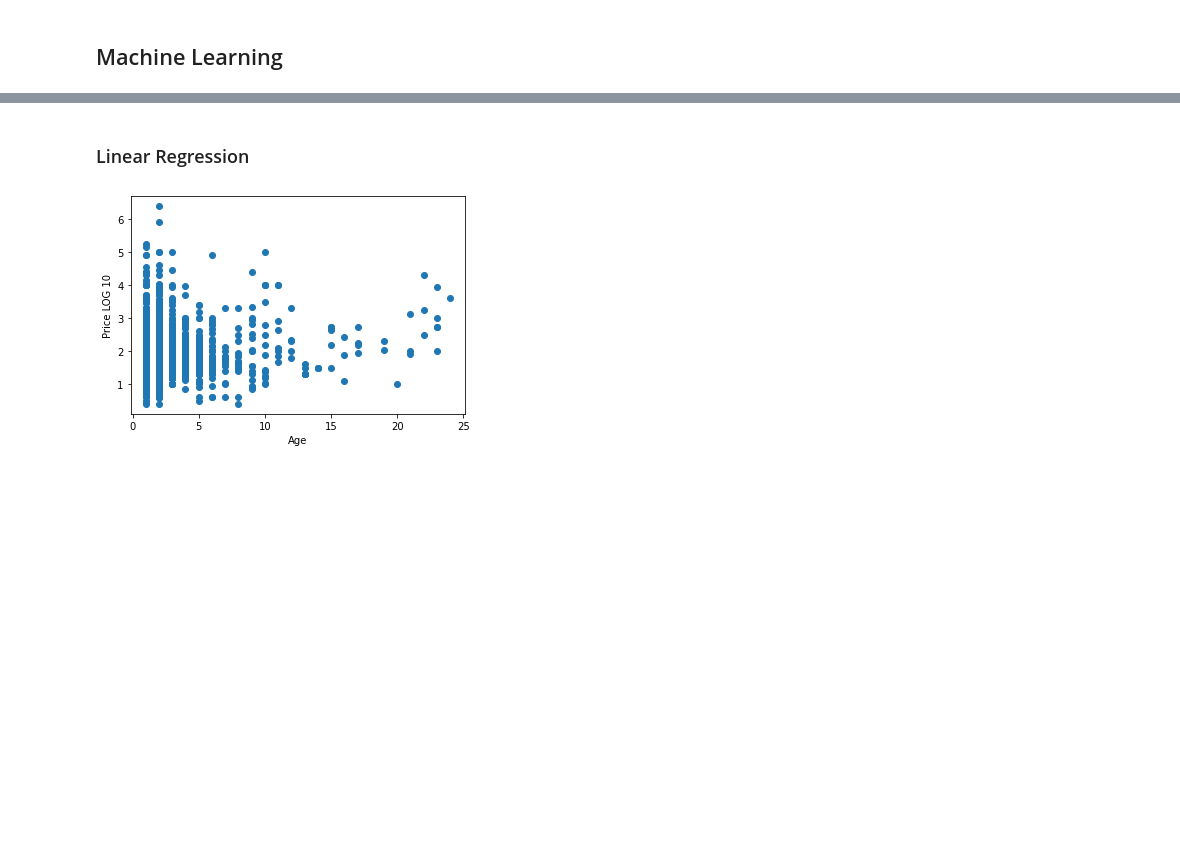
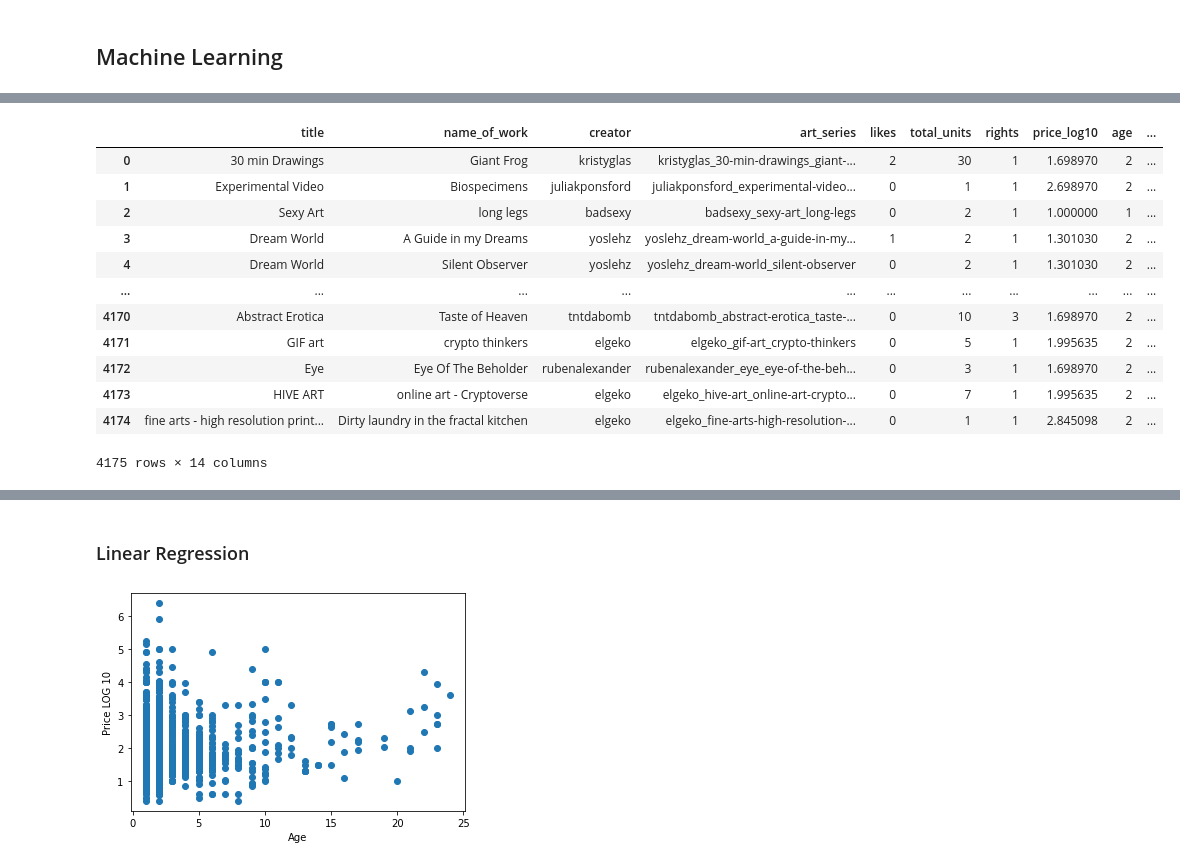
Before and after one commit to aortiz224/bootcamp_finalproject, a Jupyter notebook: dev/yaser/Notebook/ML_finalproject.ipynb, the cells around one changed output, grey strips where cells are left out. Saved outputs shown, nothing was run; the diff lists cells and outputs as text; code cells hidden in the pictures; blank space fills up the shorter version.

```diff
--- a/dev/yaser/Notebook/ML_finalproject.ipynb
+++ b/dev/yaser/Notebook/ML_finalproject.ipynb
@@ -165 +198,18 @@ df_ml
+# %%
+df_ml=df_ml.drop(['price'], axis=1)
+df_ml
+# %% [output]
+|  | title | name_of_work | creator | art_series | likes | total_units | rights | price_log10 | age | ... |
+| 0 | 30 min Drawings | Giant Frog | kristyglas | kristyglas_30-min-drawings_giant-... | 2 | 30 | 1 | 1.698970 | 2 | ... |
+| 1 | Experimental Video | Biospecimens | juliakponsford | juliakponsford_experimental-video... | 0 | 1 | 1 | 2.698970 | 2 | ... |
+| 2 | Sexy Art | long legs | badsexy | badsexy_sexy-art_long-legs | 0 | 2 | 1 | 1.000000 | 1 | ... |
+| 3 | Dream World | A Guide in my Dreams | yoslehz | yoslehz_dream-world_a-guide-in-my... | 1 | 2 | 1 | 1.301030 | 2 | ... |
+| 4 | Dream World | Silent Observer | yoslehz | yoslehz_dream-world_silent-observer | 0 | 2 | 1 | 1.301030 | 2 | ... |
+| ... | ... | ... | ... | ... | ... | ... | ... | ... | ... | ... |
+| 4170 | Abstract Erotica | Taste of Heaven | tntdabomb | tntdabomb_abstract-erotica_taste-... | 0 | 10 | 3 | 1.698970 | 2 | ... |
+| 4171 | GIF art | crypto thinkers | elgeko | elgeko_gif-art_crypto-thinkers | 0 | 5 | 1 | 1.995635 | 2 | ... |
+| 4172 | Eye | Eye Of The Beholder | rubenalexander | rubenalexander_eye_eye-of-the-beh... | 0 | 3 | 1 | 1.698970 | 2 | ... |
+| 4173 | HIVE ART | online art - Cryptoverse | elgeko | elgeko_hive-art_online-art-crypto... | 0 | 7 | 1 | 1.995635 | 2 | ... |
+| 4174 | fine arts - high resolution print... | Dirty laundry in the fractal kitchen | elgeko | elgeko_fine-arts-high-resolution-... | 0 | 1 | 1 | 2.845098 | 2 | ... |
+4175 rows × 14 columns
 # %%
```
Also changed, not shown: parts of 25 cells of this notebook.
